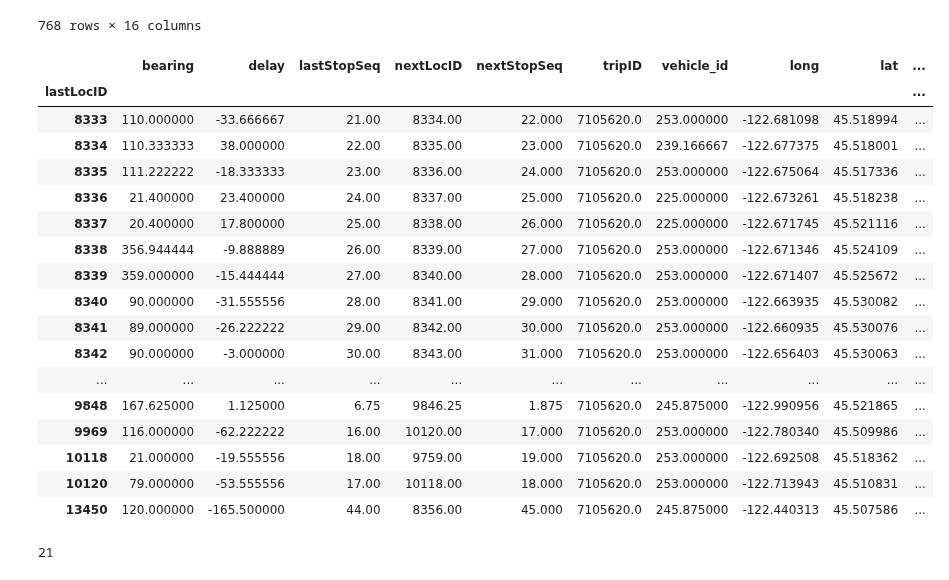
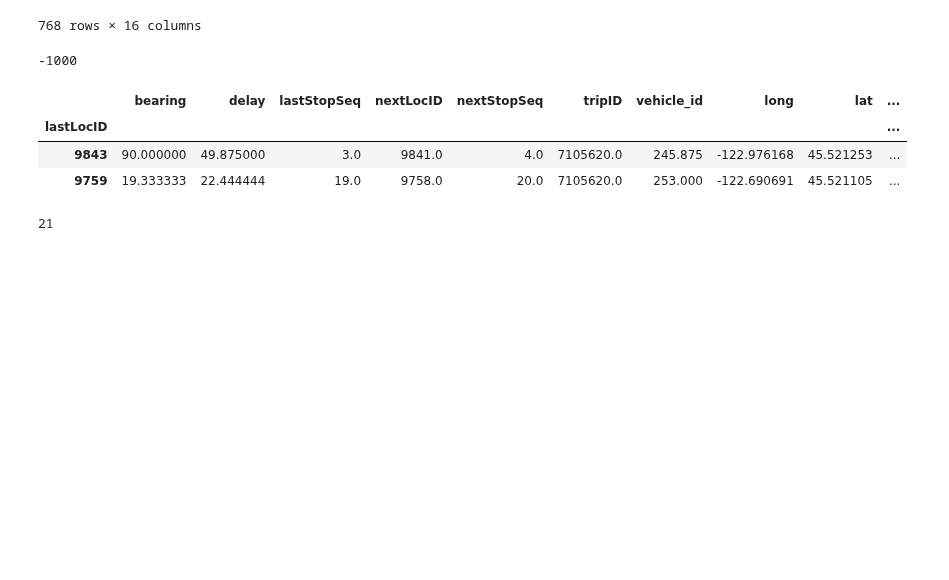
Before and after one commit to kimrharper/data_science_nltk, a Jupyter notebook: transport/station.ipynb, the cells around one changed output. Saved outputs shown, nothing was run; the diff lists cells and outputs as text; code cells hidden in the pictures; blank space fills up the shorter version.

```diff
--- a/transport/station.ipynb
+++ b/transport/station.ipynb
@@ -50,27 +50,17 @@ tripID
 | 428562 | 99 | -264 | 2017-01-27 20:04:23 | 8357 | 46 | 8359 | 47 | MAX Blue Line to Gresham | 7105620 | ... |
 | 428902 | 99 | -264 | 2017-01-27 20:04:23 | 8357 | 46 | 8359 | 47 | MAX Blue Line to Gresham | 7105620 | ... |
 768 rows × 16 columns
+# %%
+tripID.delay.min()
+# %% [output]
+-1000
 # %%
-tripID.groupby('lastLocID').mean()
+tripID.groupby('lastLocID').mean().sample(2)
 # %% [output]
 |  | bearing | delay | lastStopSeq | nextLocID | nextStopSeq | tripID | vehicle_id | long | lat | ... |
 | lastLocID |  |  |  |  |  |  |  |  |  | ... |
-| 8333 | 110.000000 | -33.666667 | 21.00 | 8334.00 | 22.000 | 7105620.0 | 253.000000 | -122.681098 | 45.518994 | ... |
-| 8334 | 110.333333 | 38.000000 | 22.00 | 8335.00 | 23.000 | 7105620.0 | 239.166667 | -122.677375 | 45.518001 | ... |
-| 8335 | 111.222222 | -18.333333 | 23.00 | 8336.00 | 24.000 | 7105620.0 | 253.000000 | -122.675064 | 45.517336 | ... |
-| 8336 | 21.400000 | 23.400000 | 24.00 | 8337.00 | 25.000 | 7105620.0 | 225.000000 | -122.673261 | 45.518238 | ... |
-| 8337 | 20.400000 | 17.800000 | 25.00 | 8338.00 | 26.000 | 7105620.0 | 225.000000 | -122.671745 | 45.521116 | ... |
-| 8338 | 356.944444 | -9.888889 | 26.00 | 8339.00 | 27.000 | 7105620.0 | 253.000000 | -122.671346 | 45.524109 | ... |
-| 8339 | 359.000000 | -15.444444 | 27.00 | 8340.00 | 28.000 | 7105620.0 | 253.000000 | -122.671407 | 45.525672 | ... |
-| 8340 | 90.000000 | -31.555556 | 28.00 | 8341.00 | 29.000 | 7105620.0 | 253.000000 | -122.663935 | 45.530082 | ... |
-| 8341 | 89.000000 | -26.222222 | 29.00 | 8342.00 | 30.000 | 7105620.0 | 253.000000 | -122.660935 | 45.530076 | ... |
-| 8342 | 90.000000 | -3.000000 | 30.00 | 8343.00 | 31.000 | 7105620.0 | 253.000000 | -122.656403 | 45.530063 | ... |
-| ... | ... | ... | ... | ... | ... | ... | ... | ... | ... | ... |
-| 9848 | 167.625000 | 1.125000 | 6.75 | 9846.25 | 1.875 | 7105620.0 | 245.875000 | -122.990956 | 45.521865 | ... |
-| 9969 | 116.000000 | -62.222222 | 16.00 | 10120.00 | 17.000 | 7105620.0 | 253.000000 | -122.780340 | 45.509986 | ... |
-| 10118 | 21.000000 | -19.555556 | 18.00 | 9759.00 | 19.000 | 7105620.0 | 253.000000 | -122.692508 | 45.518362 | ... |
-| 10120 | 79.000000 | -53.555556 | 17.00 | 10118.00 | 18.000 | 7105620.0 | 253.000000 | -122.713943 | 45.510831 | ... |
-| 13450 | 120.000000 | -165.500000 | 44.00 | 8356.00 | 45.000 | 7105620.0 | 245.875000 | -122.440313 | 45.507586 | ... |
+| 9843 | 90.000000 | 49.875000 | 3.0 | 9841.0 | 4.0 | 7105620.0 | 245.875 | -122.976168 | 45.521253 | ... |
+| 9759 | 19.333333 | 22.444444 | 19.0 | 9758.0 | 20.0 | 7105620.0 | 253.000 | -122.690691 | 45.521105 | ... |
 # %%
 print(len(transport.signMessageLong.unique()))
 transport.signMessageLong.unique()
```
Also changed, not shown: parts of 7 cells of this notebook.
